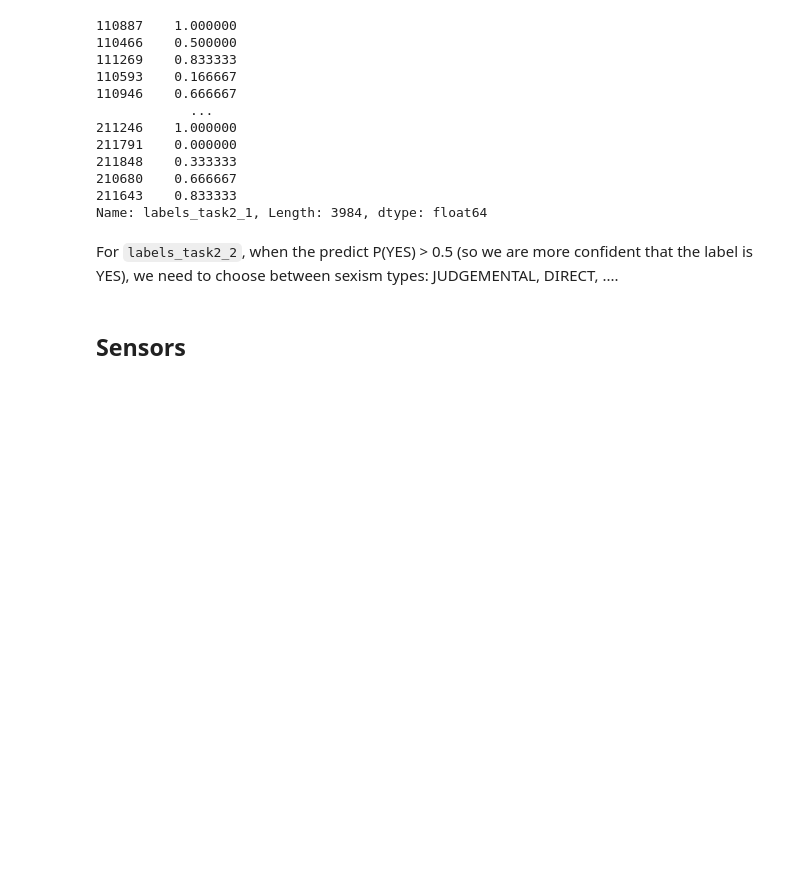
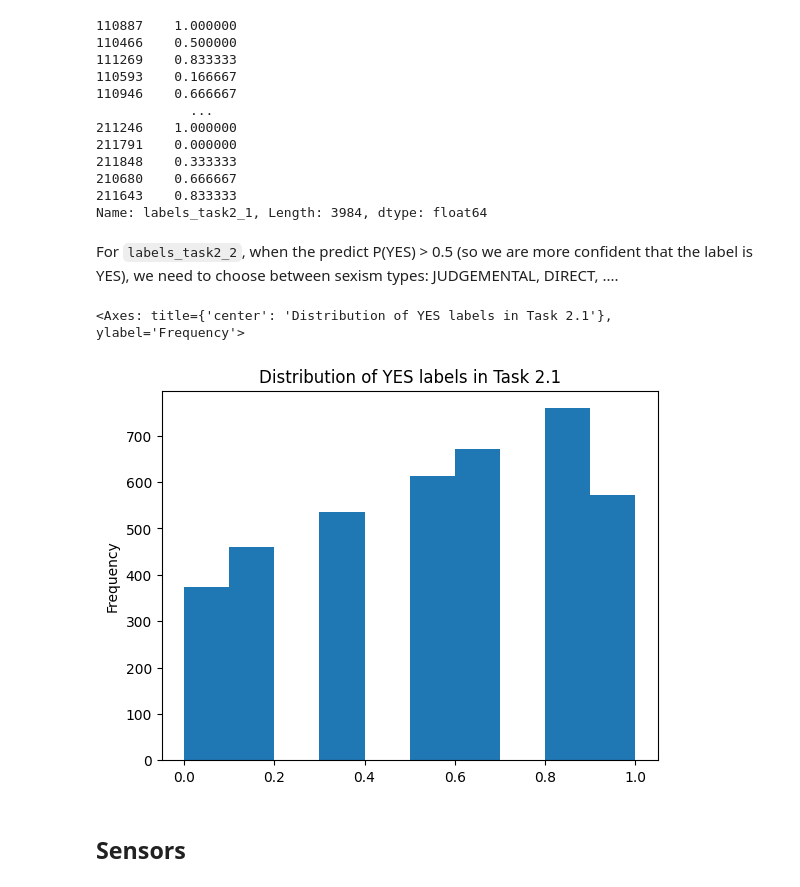
Before and after one commit to NLP-AI-Wizards/EXIST-2026, a Jupyter notebook: data_exploration.ipynb, the cells around one changed output. Drawn from its saved outputs; the diff is of its cells as text; code cells hidden in the pictures; blank space fills up the shorter version.

```diff
--- a/data_exploration.ipynb
+++ b/data_exploration.ipynb
@@ -159,6 +159,11 @@ tabular_df["labels_task2_1"].apply(
 Name: labels_task2_1, Length: 3984, dtype: float64
 # %% [markdown]
 For `labels_task2_2`, when the predict P(YES) > 0.5 (so we are more confident that the label is YES), we need to choose between sexism types: JUDGEMENTAL, DIRECT, ....
+# %%
+tabular_df["labels_task2_1"].apply(lambda x: x.count("YES") / 6).plot(kind="hist", title="Distribution of YES labels in Task 2.1")
+# %% [output]
+<Axes: title={'center': 'Distribution of YES labels in Task 2.1'}, ylabel='Frequency'>
+[figure, added]
 # %% [markdown]
 ## Sensors
 # %%
```
Also changed, not shown: parts of 1 cell of this notebook, 12 other files.
